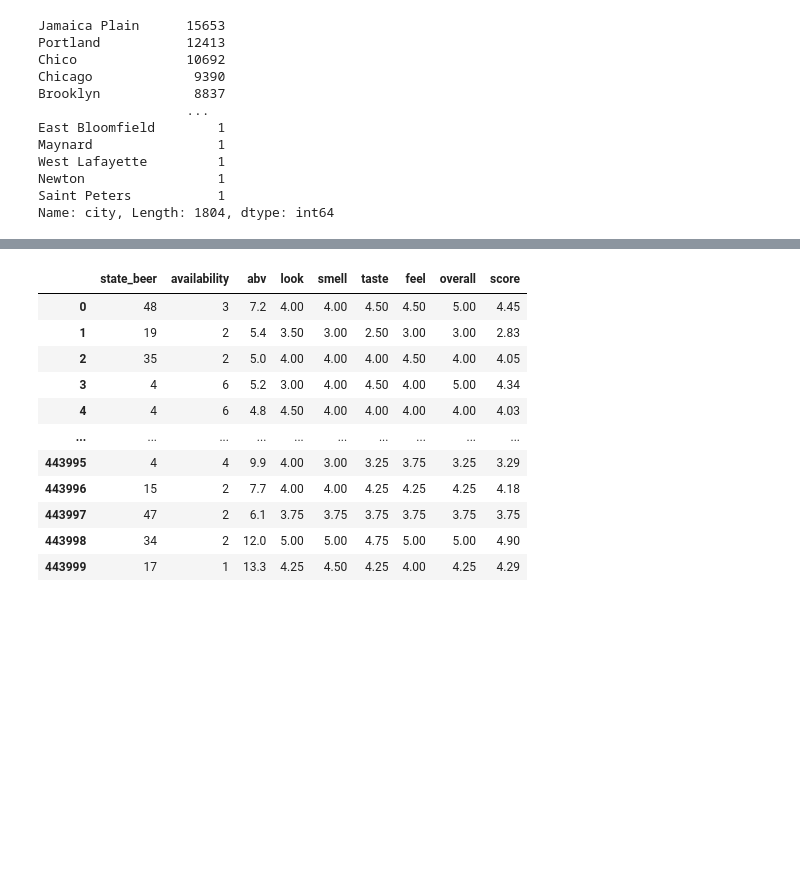
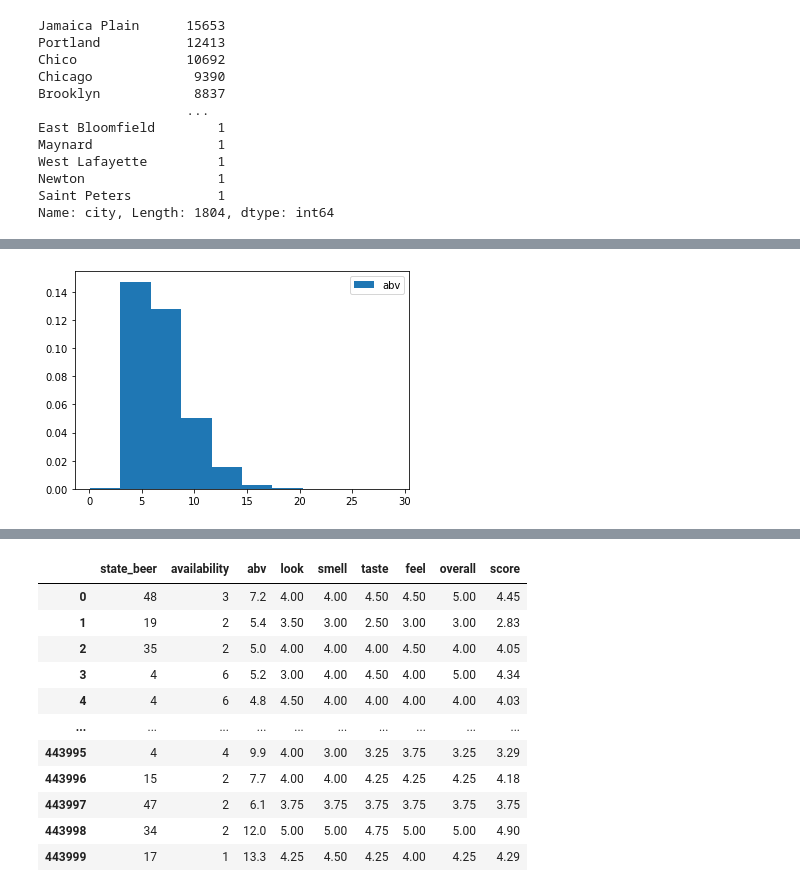
Before and after one commit to jaykansara2019/Beer_Categorization, a Jupyter notebook: Beer_Analysis_ML_RF.ipynb, the cells around one changed output, grey strips where cells are left out. Saved outputs shown, nothing was run; the diff lists cells and outputs as text; code cells hidden in the pictures; blank space fills up the shorter version.

```diff
--- a/Beer_Analysis_ML_RF.ipynb
+++ b/Beer_Analysis_ML_RF.ipynb
@@ -593,3 +593,11 @@ df_stratified.head()
 | 2 | 8047337 | 52935 | Goggle Fogger Hefe Weizen | 19544.0 | OH | US | German Hefeweizen | Rotating | 5.0 | ... |
 | 3 | 5270539 | 25441 | Pyramid Hefeweizen | 2179.0 | CA | US | German Hefeweizen | Year round | 5.2 | ... |
 | 4 | 7353264 | 48434 | Kellerweis | 140.0 | CA | US | German Hefeweizen | Year round | 4.8 | ... |
+# %%
+# Distribution for beer abv (stratified data)
+x = df_stratified['abv']
+plt.hist(x, density = True, label = "abv")
+plt.legend()
+plt.show()
+# %% [output]
+[figure, added]
```
Also changed, not shown: parts of 66 cells of this notebook.
